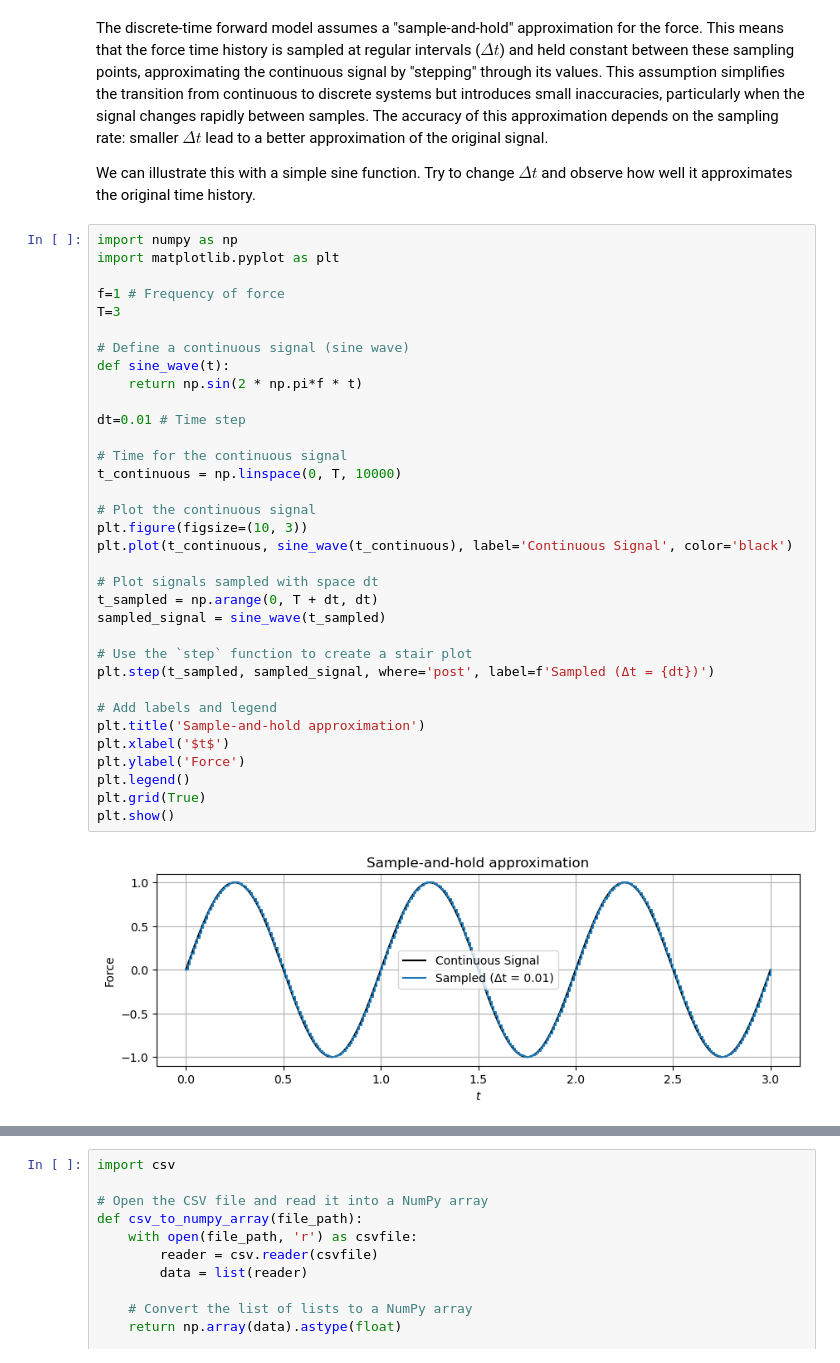
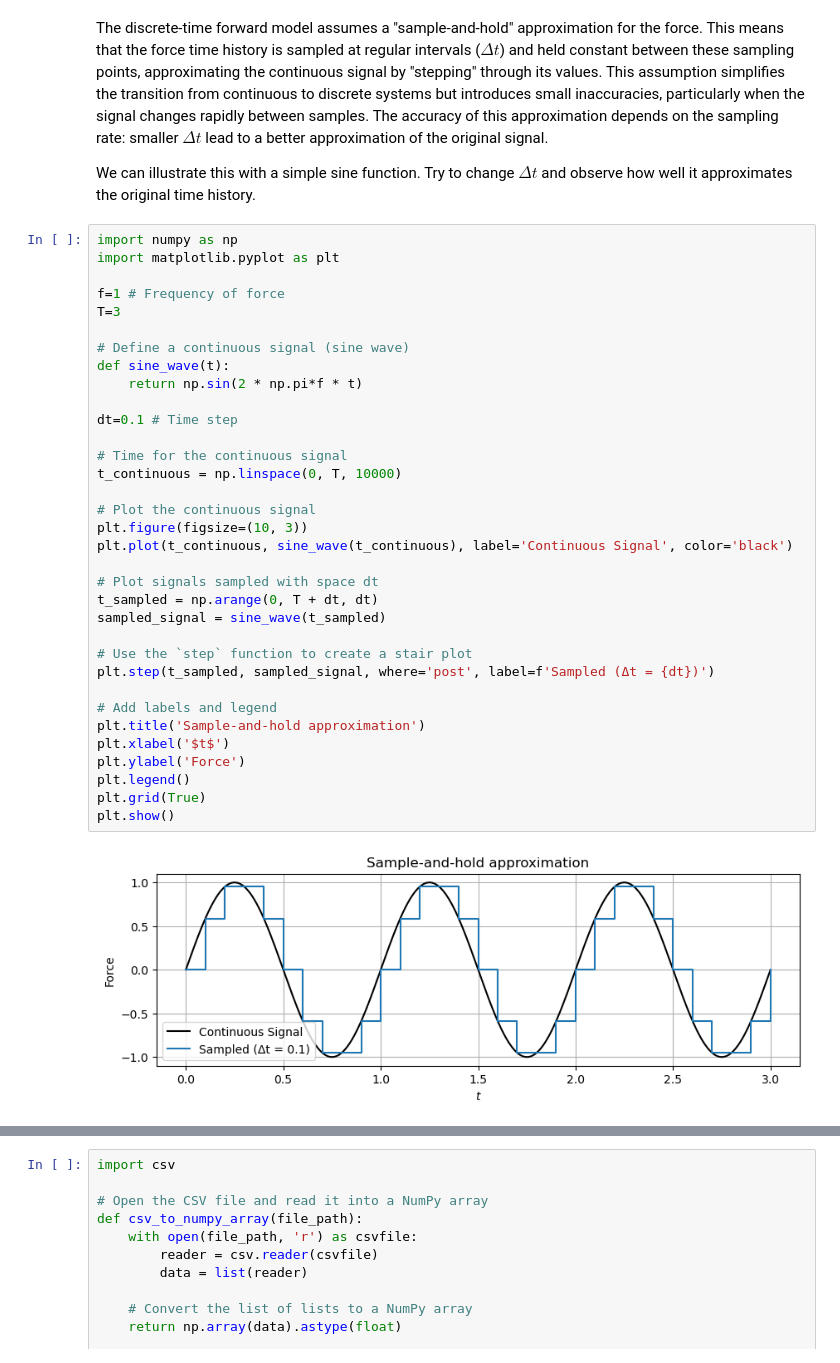
Before and after one commit to oiseth/TKT4108StructuralDynamics2, a Jupyter notebook: python/jupyterNotebooks/Example 6_2 Discrete time forward model.ipynb, the cells around one changed output, grey strips where cells are left out. Cells and saved outputs as stored; diff of their text form.

```diff
--- a/python/jupyterNotebooks/Example 6_2 Discrete time forward model.ipynb
+++ b/python/jupyterNotebooks/Example 6_2 Discrete time forward model.ipynb
@@ -49,35 +49,35 @@ import matplotlib.pyplot as plt
 f=1 # Frequency of force
 T=3
 
 # Define a continuous signal (sine wave)
 def sine_wave(t):
     return np.sin(2 * np.pi*f * t)
 
-dt=0.01 # Time step
+dt=0.1 # Time step
 
 # Time for the continuous signal
 t_continuous = np.linspace(0, T, 10000)
 
 # Plot the continuous signal
 plt.figure(figsize=(10, 3))
 plt.plot(t_continuous, sine_wave(t_continuous), label='Continuous Signal', color='black')
 
 # Plot signals sampled with space dt
 t_sampled = np.arange(0, T + dt, dt)
 sampled_signal = sine_wave(t_sampled)
 
 # Use the `step` function to create a stair plot
 plt.step(t_sampled, sampled_signal, where='post', label=f'Sampled (Δt = {dt})')
 
 # Add labels and legend
 plt.title('Sample-and-hold approximation')
 plt.xlabel('$t$')
 plt.ylabel('Force')
 plt.legend()
 plt.grid(True)
 plt.show()
 # %% [output]
-[figure, old version]
+[figure, new version]
 # %% [markdown]
 
 ## Truss structure
```
Also changed, not shown: parts of 6 cells of this notebook.
